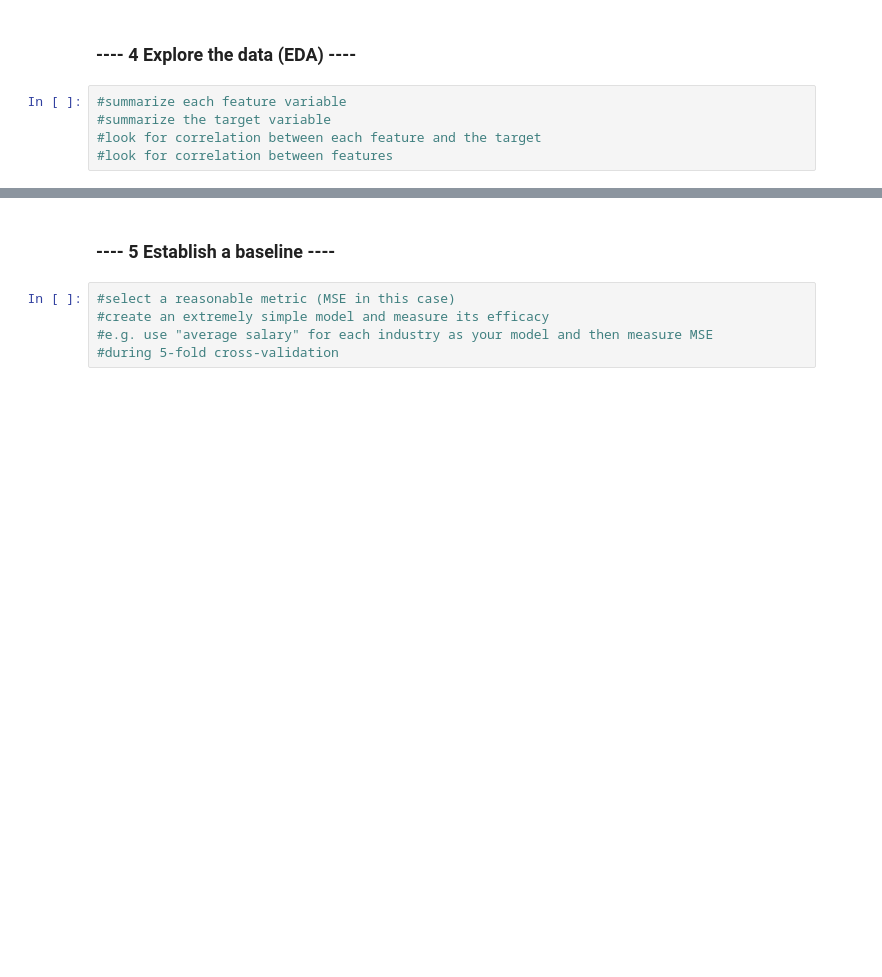
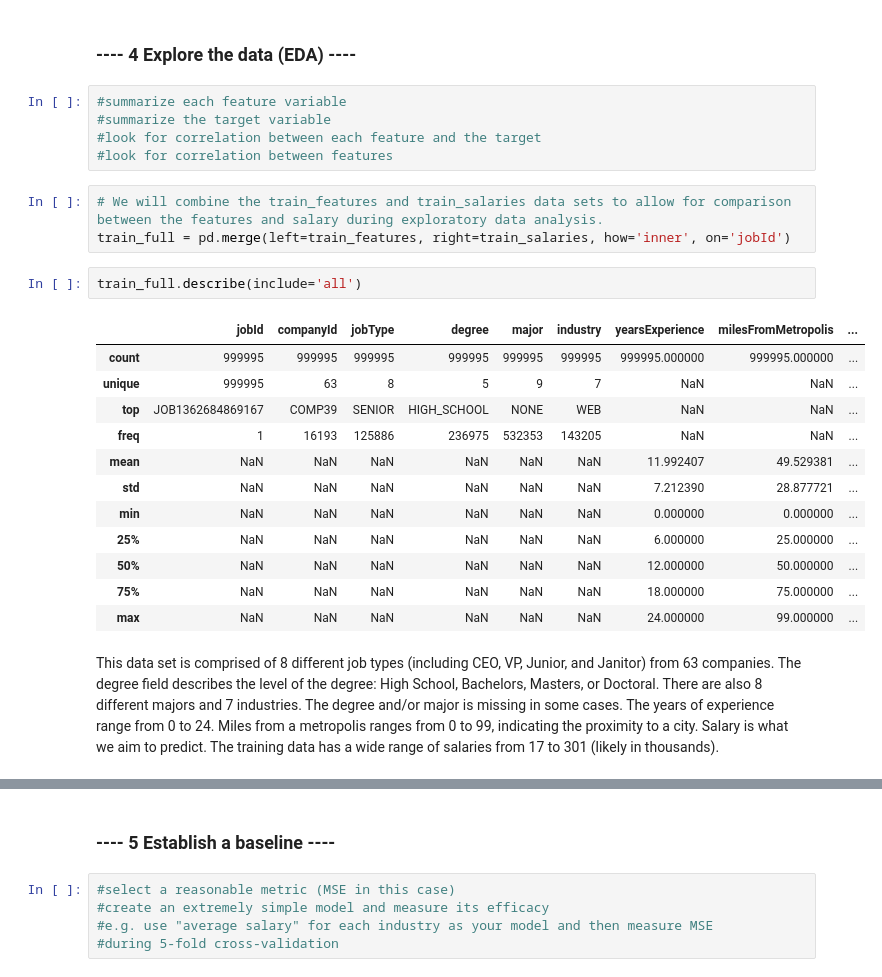
Before and after one commit to albert-ntiri/salary_prediction_project, a Jupyter notebook: Salary Prediction Notebook.ipynb, the cells around one changed output, grey strips where cells are left out. Drawn from its saved outputs; the diff is of its cells as text; blank space fills up the shorter version.

```diff
--- a/Salary Prediction Notebook.ipynb
+++ b/Salary Prediction Notebook.ipynb
@@ -170,3 +154,23 @@ Name: jobType, dtype: int64
 #summarize the target variable
 #look for correlation between each feature and the target
 #look for correlation between features
+# %%
+# We will combine the train_features and train_salaries data sets to allow for comparison between the features and salary during exploratory data analysis.
+train_full = pd.merge(left=train_features, right=train_salaries, how='inner', on='jobId')
+# %%
+train_full.describe(include='all')
+# %% [output]
+|  | jobId | companyId | jobType | degree | major | industry | yearsExperience | milesFromMetropolis | ... |
+| count | 999995 | 999995 | 999995 | 999995 | 999995 | 999995 | 999995.000000 | 999995.000000 | ... |
+| unique | 999995 | 63 | 8 | 5 | 9 | 7 | NaN | NaN | ... |
+| top | JOB1362684869167 | COMP39 | SENIOR | HIGH_SCHOOL | NONE | WEB | NaN | NaN | ... |
+| freq | 1 | 16193 | 125886 | 236975 | 532353 | 143205 | NaN | NaN | ... |
+| mean | NaN | NaN | NaN | NaN | NaN | NaN | 11.992407 | 49.529381 | ... |
+| std | NaN | NaN | NaN | NaN | NaN | NaN | 7.212390 | 28.877721 | ... |
+| min | NaN | NaN | NaN | NaN | NaN | NaN | 0.000000 | 0.000000 | ... |
+| 25% | NaN | NaN | NaN | NaN | NaN | NaN | 6.000000 | 25.000000 | ... |
+| 50% | NaN | NaN | NaN | NaN | NaN | NaN | 12.000000 | 50.000000 | ... |
+| 75% | NaN | NaN | NaN | NaN | NaN | NaN | 18.000000 | 75.000000 | ... |
+| max | NaN | NaN | NaN | NaN | NaN | NaN | 24.000000 | 99.000000 | ... |
+# %% [markdown]
+This data set is comprised of 8 different job types (including CEO, VP, Junior, and Janitor) from 63 companies.  The degree field describes the level of the degree: High School, Bachelors, Masters, or Doctoral.  There are also 8 different majors and 7 industries.  The degree and/or major is missing in some cases.  The years of experience range from 0 to 24.  Miles from a metropolis ranges from 0 to 99, indicating the proximity to a city.  Salary is what we aim to predict.  The training data has a wide range of salaries from 17 to 301 (likely in thousands).
```
Also changed, not shown: parts of 12 cells of this notebook.
